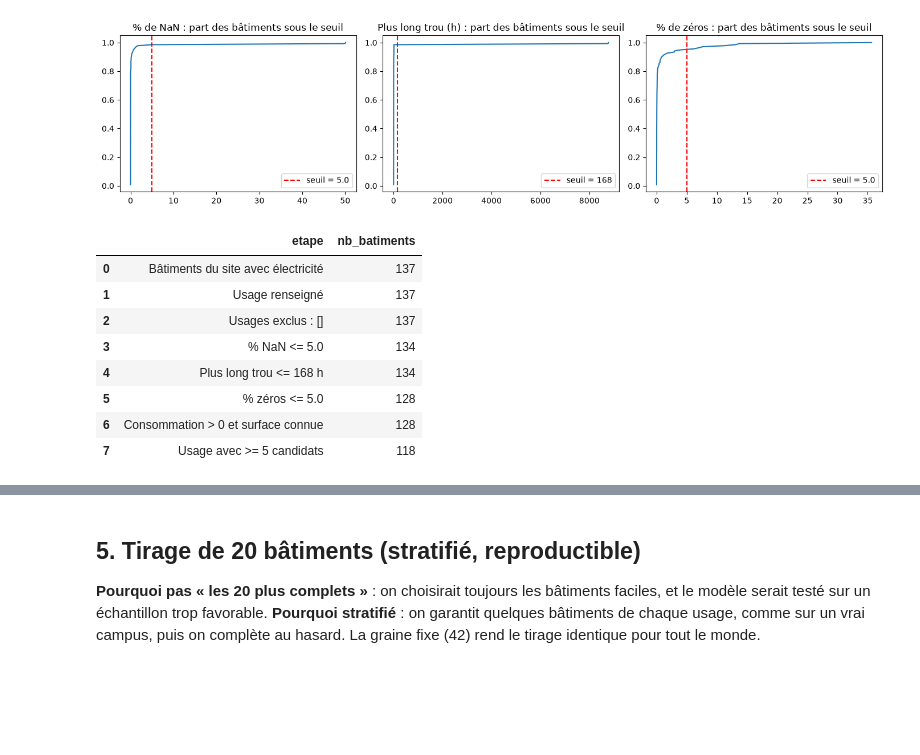
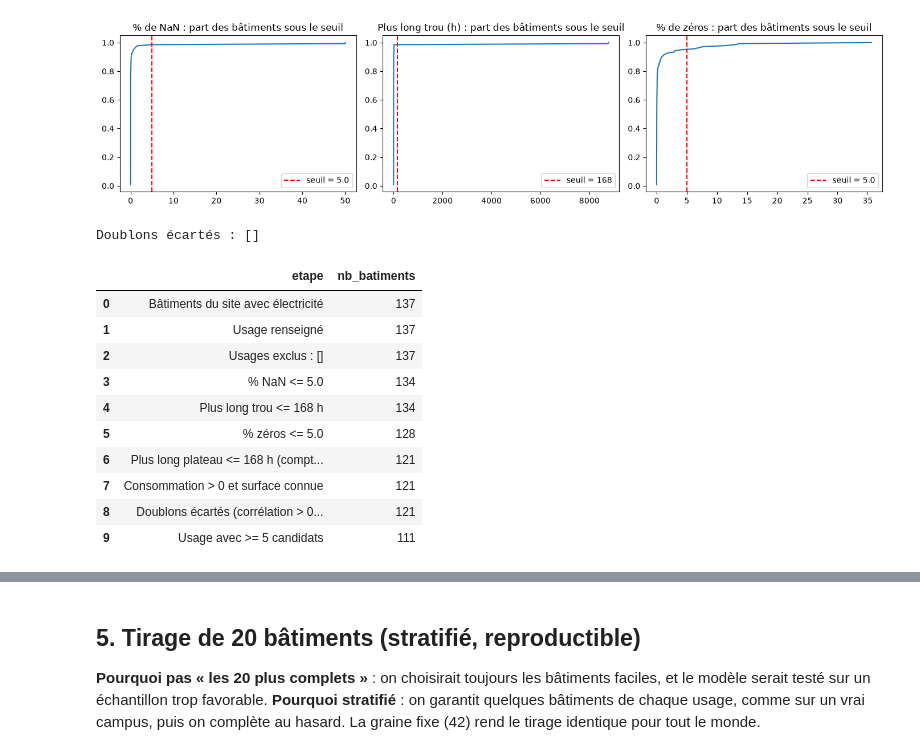
Before and after one commit to rania-532/Prevision_consommation_electrique_batiments, a Jupyter notebook: projet/notebooks/02-selection-batiments.ipynb, the cells around one changed output, grey strips where cells are left out. Cells and saved outputs as stored; diff of their text form; code cells hidden in the pictures; blank space fills up the shorter version.

```diff
--- a/projet/notebooks/02-selection-batiments.ipynb
+++ b/projet/notebooks/02-selection-batiments.ipynb
@@ -41,6 +41,11 @@ def dominant(serie):
 def plus_long_trou(serie):
     """Plus longue suite d'heures manquantes consécutives."""
     return int(runs(serie.isna()).max())
+
+def plus_long_plateau(serie):
+    """Plus longue suite d'heures où la mesure ne change pas (valeur non nulle) : un compteur bloqué."""
+    fige = (serie.diff() == 0) & (serie != 0)
+    return int(runs(fige).max()) + 1 if fige.any() else 0
 # %%
 meta = pd.read_csv(RAW / "metadata.csv")
 elec = pd.read_csv(RAW / "electricity.csv", parse_dates=["timestamp"], index_col="timestamp")
@@ -58,12 +63,13 @@ m = meta.drop_duplicates("building_id").set_index("building_id").loc[colonnes].c
 m.index.name = "building_id"
 m["pct_nan"] = elec[colonnes].isna().mean() * 100
 m["plus_long_trou_h"] = elec[colonnes].apply(plus_long_trou)
+m["plus_long_plateau_h"] = elec[colonnes].apply(plus_long_plateau)
 m["pct_zeros"] = (elec[colonnes] == 0).mean() * 100
 m["nb_negatifs"] = (elec[colonnes] < 0).sum()
 m["kwh_moyen"] = elec[colonnes].mean()
 m["kwh_par_m2"] = m["kwh_moyen"] / m["sqm"]
 print(len(m), "bâtiments avec une colonne d'électricité ET une ligne de métadonnées")
-m[["site_id", "primaryspaceusage", "sqm", "pct_nan", "plus_long_trou_h", "pct_zeros", "nb_negatifs", "kwh_par_m2"]].describe().T
+m[["site_id", "primaryspaceusage", "sqm", "pct_nan", "plus_long_trou_h", "plus_long_plateau_h", "pct_zeros", "nb_negatifs", "kwh_par_m2"]].describe().T
 # %% [output]
 1578 bâtiments avec une colonne d'électricité ET une ligne de métadonnées
 |  | count | mean | std | min | 25% | 50% | 75% | max |
@@ -220,6 +200,8 @@ Les seuils ci-dessous sont des **valeurs de départ** : regarde les graphiques d
 MAX_NAN = 5.0           # % de valeurs manquantes max sur 2 ans (jeu complet : 75 % des bâtiments sont sous 0,95 %)
 MAX_TROU_H = 24 * 7     # plus long trou toléré, en heures (jeu complet : médiane 6 h, 75 % sous 48 h)
 MAX_ZEROS = 5.0         # % de zéros max (jeu complet : médiane 0,03 %, 75 % sous 1,7 %)
+MAX_PLATEAU_H = 24 * 7  # plus long plateau (même valeur non nulle) toléré : au-delà, compteur bloqué (ex. Fox_public_Belle : plateaux de plusieurs mois)
+SEUIL_DOUBLON = 0.999   # deux colonnes plus corrélées que ça sont la même série mesurée deux fois
 USAGES_EXCLUS = []      # usages à écarter, ex. ["Other"]
 MIN_PAR_USAGE = 2       # nb minimal de bâtiments par usage dans le tirage
 MIN_CANDIDATS_USAGE = 5 # un usage représenté par moins de candidats est écarté (trop rare pour être appris)
@@ -237,26 +219,39 @@ plt.tight_layout()
 # %%
 etapes = [("Bâtiments du site avec électricité", site_m)]
 c = site_m[site_m["primaryspaceusage"].notna()];  etapes.append(("Usage renseigné", c))
 c = c[~c["primaryspaceusage"].isin(USAGES_EXCLUS)]; etapes.append((f"Usages exclus : {USAGES_EXCLUS}", c))
 c = c[c["pct_nan"] <= MAX_NAN];            etapes.append((f"% NaN <= {MAX_NAN}", c))
 c = c[c["plus_long_trou_h"] <= MAX_TROU_H]; etapes.append((f"Plus long trou <= {MAX_TROU_H} h", c))
 c = c[c["pct_zeros"] <= MAX_ZEROS];        etapes.append((f"% zéros <= {MAX_ZEROS}", c))
+c = c[c["plus_long_plateau_h"] <= MAX_PLATEAU_H]; etapes.append((f"Plus long plateau <= {MAX_PLATEAU_H} h (compteur non bloqué)", c))
 c = c[(c["kwh_moyen"] > 0) & c["sqm"].notna() & (c["sqm"] > 0)]; etapes.append(("Consommation > 0 et surface connue", c))
+# Doublons : deux colonnes quasi identiques sont la même série (on garde la première)
+corr = elec[c.index].corr().abs()
+a_ecarter = set()
+for i, b in enumerate(corr.columns):
+    if b in a_ecarter:
+        continue
+    a_ecarter |= {a for a in corr.columns[i + 1:] if corr.loc[b, a] > SEUIL_DOUBLON}
+print("Doublons écartés :", sorted(a_ecarter))
+c = c.drop(index=list(a_ecarter)); etapes.append((f"Doublons écartés (corrélation > {SEUIL_DOUBLON})", c))
 effectifs = c["primaryspaceusage"].value_counts()
 c = c[c["primaryspaceusage"].map(effectifs) >= MIN_CANDIDATS_USAGE]; etapes.append((f"Usage avec >= {MIN_CANDIDATS_USAGE} candidats", c))
 candidats = c
 entonnoir = pd.DataFrame([(nom, len(d)) for nom, d in etapes], columns=["etape", "nb_batiments"])
 entonnoir
 # %% [output]
+Doublons écartés : []
 |  | etape | nb_batiments |
 | 0 | Bâtiments du site avec électricité | 137 |
 | 1 | Usage renseigné | 137 |
 | 2 | Usages exclus : [] | 137 |
 | 3 | % NaN <= 5.0 | 134 |
 | 4 | Plus long trou <= 168 h | 134 |
 | 5 | % zéros <= 5.0 | 128 |
-| 6 | Consommation > 0 et surface connue | 128 |
-| 7 | Usage avec >= 5 candidats | 118 |
+| 6 | Plus long plateau <= 168 h (compt... | 121 |
+| 7 | Consommation > 0 et surface connue | 121 |
+| 8 | Doublons écartés (corrélation > 0... | 121 |
+| 9 | Usage avec >= 5 candidats | 111 |
 # %%
 assert len(candidats) >= N_BATIMENTS, f"Seulement {len(candidats)} candidats pour {N_BATIMENTS} bâtiments : assouplis un seuil ou change de site."
 print(candidats["primaryspaceusage"].value_counts())
```
Also changed, not shown: parts of 10 cells of this notebook.
